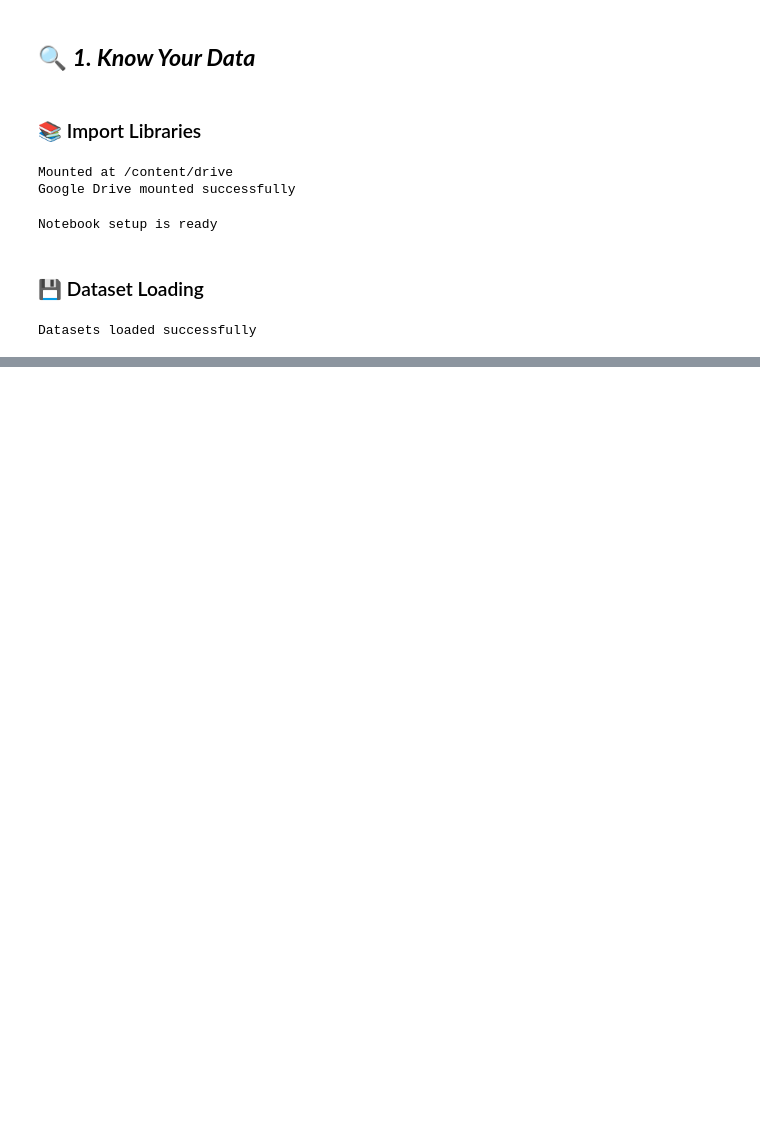
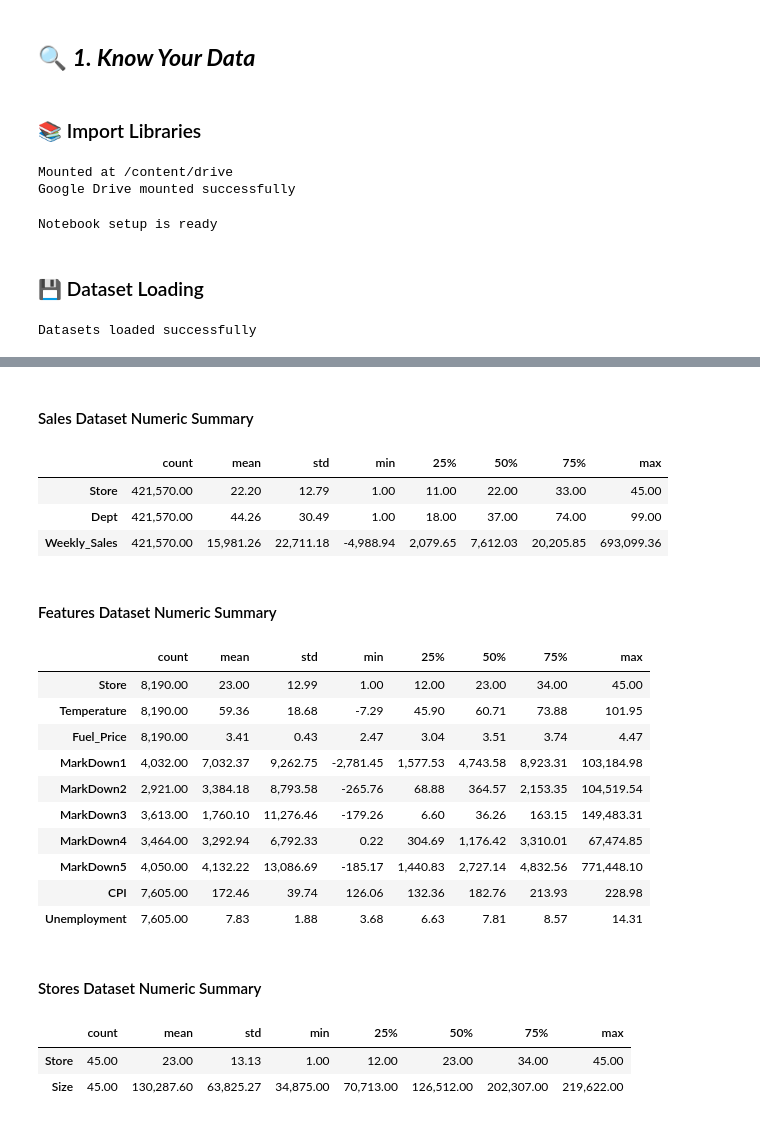
Before and after one commit to I-AM-PRASHANT-VERMA/Almabetter---Integrated-Retail-Analytics-for-Store-Optimization-, a Jupyter notebook: Integrated Retail Analytics for Store Optimization.ipynb, the cells around one changed output, grey strips where cells are left out. Drawn from its saved outputs; the diff is of its cells as text; code cells hidden in the pictures; blank space fills up the shorter version.

```diff
--- a/Integrated Retail Analytics for Store Optimization.ipynb
+++ b/Integrated Retail Analytics for Store Optimization.ipynb
@@ -188,0 +478,34 @@ Datasets loaded successfully
+# %%
+# Code Cell 10: Describe the numeric variables in each source dataset.
+display(Markdown("#### Sales Dataset Numeric Summary"))  # A heading keeps the three summary tables visually separate.
+display(sales_df.describe(include=[np.number]).T)  # The sales numeric summary helps review scale and dispersion.
+display(Markdown("#### Features Dataset Numeric Summary"))  # A heading introduces the feature summary.
+
+# The feature numeric summary highlights markdown and economic ranges.
+display(features_df.describe(include=[np.number]).T)
+display(Markdown("#### Stores Dataset Numeric Summary"))  # A heading introduces the store summary.
+
+# The store numeric summary shows store identifiers and size distribution.
+display(stores_df.describe(include=[np.number]).T)
+# %% [output]
+#### Sales Dataset Numeric Summary
+|  | count | mean | std | min | 25% | 50% | 75% | max |
+| Store | 421,570.00 | 22.20 | 12.79 | 1.00 | 11.00 | 22.00 | 33.00 | 45.00 |
+| Dept | 421,570.00 | 44.26 | 30.49 | 1.00 | 18.00 | 37.00 | 74.00 | 99.00 |
+| Weekly_Sales | 421,570.00 | 15,981.26 | 22,711.18 | -4,988.94 | 2,079.65 | 7,612.03 | 20,205.85 | 693,099.36 |
+#### Features Dataset Numeric Summary
+|  | count | mean | std | min | 25% | 50% | 75% | max |
+| Store | 8,190.00 | 23.00 | 12.99 | 1.00 | 12.00 | 23.00 | 34.00 | 45.00 |
+| Temperature | 8,190.00 | 59.36 | 18.68 | -7.29 | 45.90 | 60.71 | 73.88 | 101.95 |
+| Fuel_Price | 8,190.00 | 3.41 | 0.43 | 2.47 | 3.04 | 3.51 | 3.74 | 4.47 |
+| MarkDown1 | 4,032.00 | 7,032.37 | 9,262.75 | -2,781.45 | 1,577.53 | 4,743.58 | 8,923.31 | 103,184.98 |
+| MarkDown2 | 2,921.00 | 3,384.18 | 8,793.58 | -265.76 | 68.88 | 364.57 | 2,153.35 | 104,519.54 |
+| MarkDown3 | 3,613.00 | 1,760.10 | 11,276.46 | -179.26 | 6.60 | 36.26 | 163.15 | 149,483.31 |
+| MarkDown4 | 3,464.00 | 3,292.94 | 6,792.33 | 0.22 | 304.69 | 1,176.42 | 3,310.01 | 67,474.85 |
+| MarkDown5 | 4,050.00 | 4,132.22 | 13,086.69 | -185.17 | 1,440.83 | 2,727.14 | 4,832.56 | 771,448.10 |
+| CPI | 7,605.00 | 172.46 | 39.74 | 126.06 | 132.36 | 182.76 | 213.93 | 228.98 |
+| Unemployment | 7,605.00 | 7.83 | 1.88 | 3.68 | 6.63 | 7.81 | 8.57 | 14.31 |
+#### Stores Dataset Numeric Summary
+|  | count | mean | std | min | 25% | 50% | 75% | max |
+| Store | 45.00 | 23.00 | 13.13 | 1.00 | 12.00 | 23.00 | 34.00 | 45.00 |
+| Size | 45.00 | 130,287.60 | 63,825.27 | 34,875.00 | 70,713.00 | 126,512.00 | 202,307.00 | 219,622.00 |
```
Also changed, not shown: parts of 27 cells of this notebook, 3 other files.
